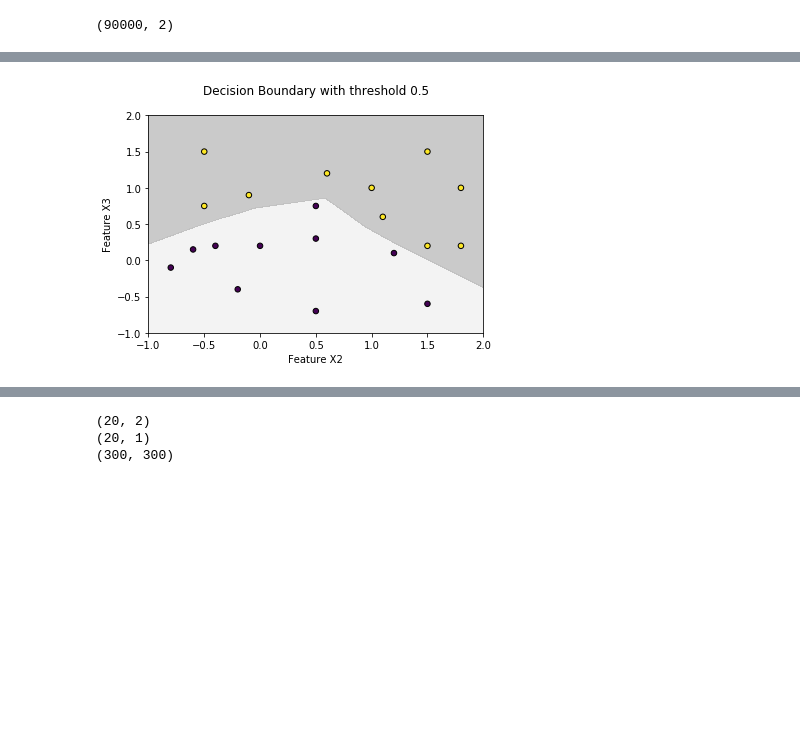
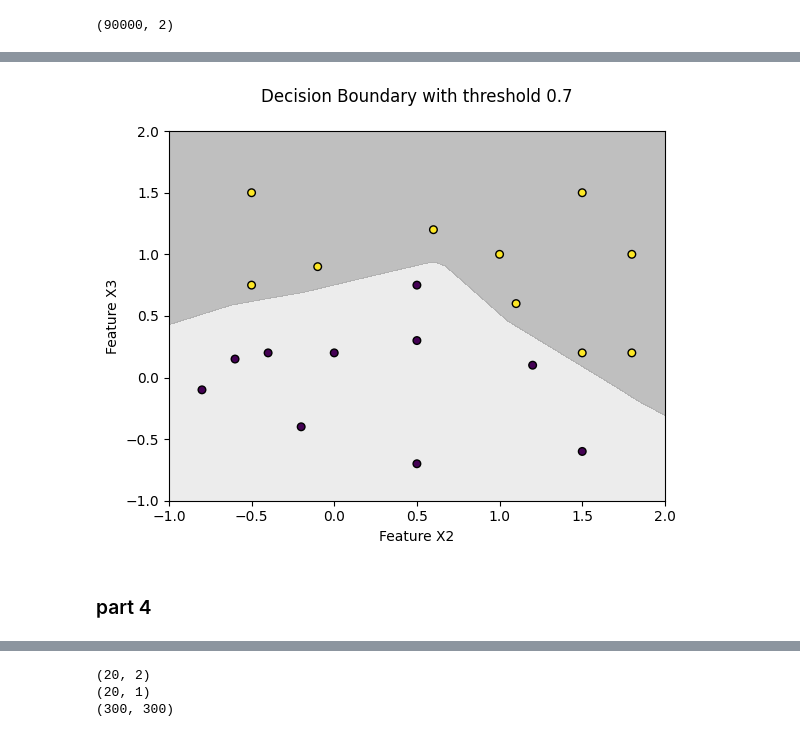
Before and after one commit to honey-floria/6604, a Jupyter notebook: Class02_Moodle/Class02C_Assignment1_on_Classification.ipynb, the cells around one changed output, grey strips where cells are left out. Cells and saved outputs as stored; diff of their text form; code cells hidden in the pictures; blank space fills up the shorter version.

```diff
--- a/Class02_Moodle/Class02C_Assignment1_on_Classification.ipynb
+++ b/Class02_Moodle/Class02C_Assignment1_on_Classification.ipynb
@@ -443,15 +464,17 @@ Epoch 300/300
 # %%
 # Visualize the decision boundary
-threshold_1 = 0.5
+threshold_1 = 0.7
 
 plt.contourf(xx, yy, ANN_probs, levels=[0, threshold_1, 1], alpha=0.3,
              cmap=plt.cm.Greys)
 plt.scatter(X2, X3, c=desiredout, cmap='viridis', edgecolors='k', s=30)
 
 plt.title(f'Decision Boundary with threshold {threshold_1}\n')
 plt.xlabel('Feature X2')
 plt.ylabel('Feature X3')
 
 plt.show()
 # %% [output]
-[figure, old version]
+[figure, new version]
+# %% [markdown]
+### part 4
```
Also changed, not shown: parts of 28 cells of this notebook.
